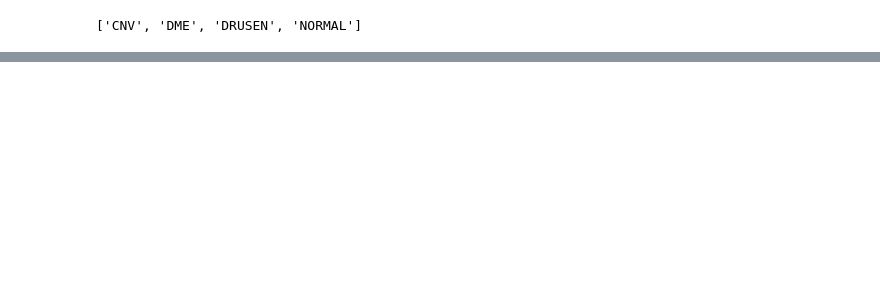
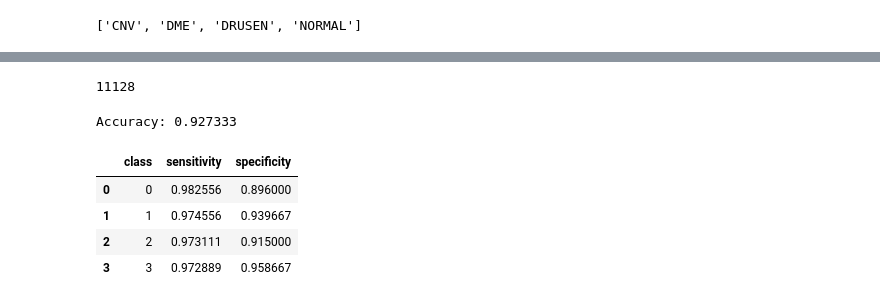
Before and after one commit to lakshminarayana9565/vftvk-Simple-Interest-Calculator, a Jupyter notebook: full-model-vgg16-classification.ipynb, the cells around one changed output, grey strips where cells are left out. Saved outputs shown, nothing was run; the diff lists cells and outputs as text; code cells hidden in the pictures; blank space fills up the shorter version.

```diff
--- a/full-model-vgg16-classification.ipynb
+++ b/full-model-vgg16-classification.ipynb
@@ -415,3 +464,31 @@ pred_and_plot(model,file_name3,class_names)
+# %%
+from sklearn.metrics import accuracy_score
+accuracy_score(y_labels, pred_classes)
+accuracy_score(y_labels, pred_classes, normalize=False)
+# %% [output]
+11128
+# %%
+from sklearn.metrics import precision_recall_fscore_support
+res = []
+for l in [0,1,2,3]:
+    prec,recall,_,_ = precision_recall_fscore_support(np.array(y_labels)==l,
+                                                      np.array(pred_classes)==l,
+                                                      pos_label=True,average=None)
+    res.append([l,recall[0],recall[1]])
+# %%
+from sklearn.metrics import accuracy_score
+accuracy = accuracy_score(y_labels,pred_classes)
+print('Accuracy: %f' % accuracy)
+# %% [output]
+Accuracy: 0.927333
+# %%
+pd.DataFrame(res,columns = ['class','sensitivity','specificity'])
+# %% [output]
+|  | class | sensitivity | specificity |
+| 0 | 0 | 0.982556 | 0.896000 |
+| 1 | 1 | 0.974556 | 0.939667 |
+| 2 | 2 | 0.973111 | 0.915000 |
+| 3 | 3 | 0.972889 | 0.958667 |
 # %%
 #model.fit(X, y)
 #filename = 'finalized_model.sav'
```
Also changed, not shown: parts of 16 cells of this notebook.
